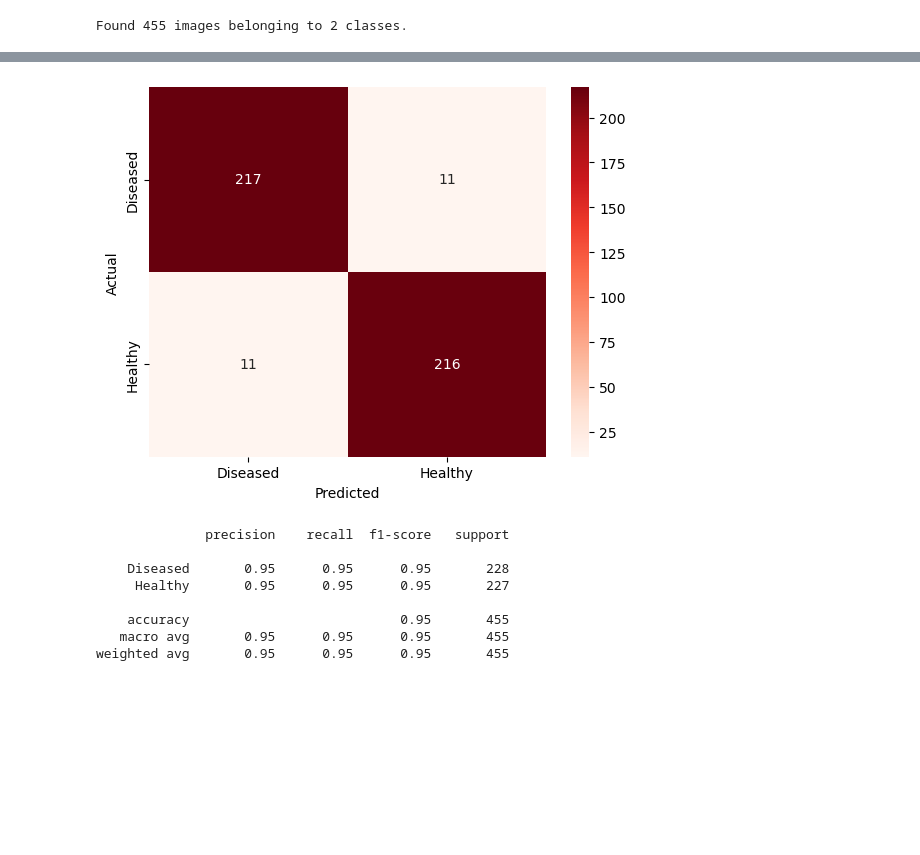
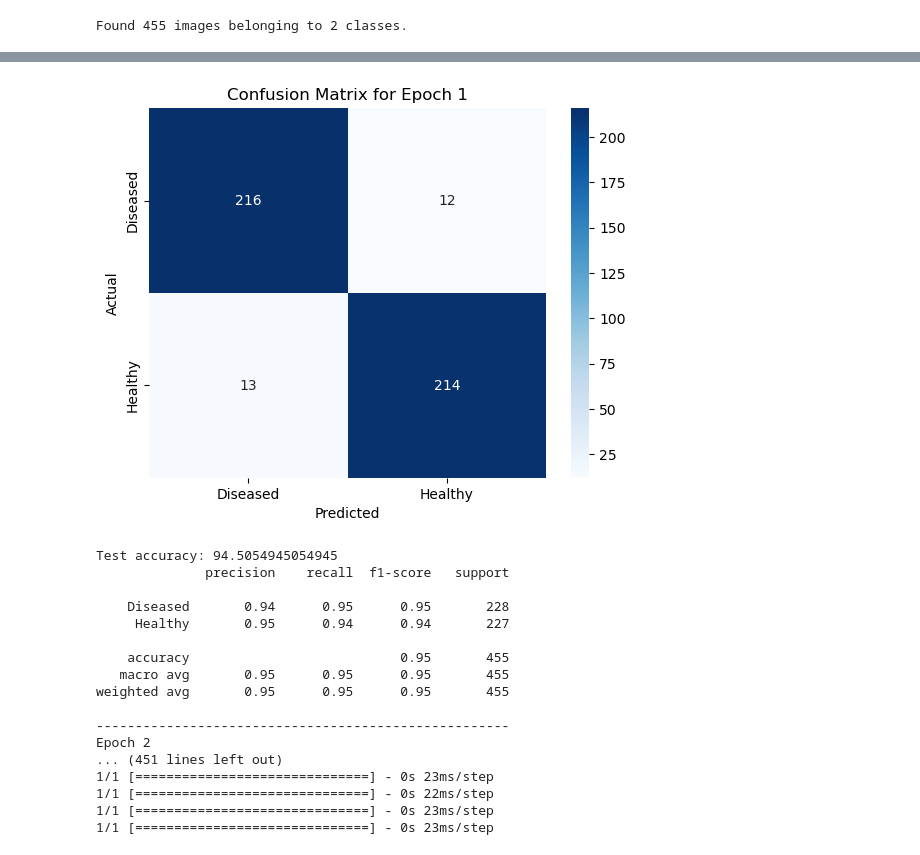
Before and after one commit to ShamsuriIkhwan/plant-health-monitoring, a Jupyter notebook: mobilenetv3-best-version.ipynb, the cells around one changed output, grey strips where cells are left out. Cells and saved outputs as stored; diff of their text form; code cells hidden in the pictures; blank space fills up the shorter version.

Commit message:
Kaggle Notebook | mobilenetv3 best version | Version 2

```diff
--- a/mobilenetv3-best-version.ipynb
+++ b/mobilenetv3-best-version.ipynb
@@ -72,33 +72,49 @@ import pandas as pd
 import seaborn as sn
 import matplotlib.pyplot as plt
 from sklearn.metrics import classification_report
+import tensorflow as tf
+saved_model_filepaths = [
+    '/kaggle/input/mobilenetv3/MobilenetV3/50epoch.08-0.08.h5',
+    '/kaggle/input/mobilenetv3/MobilenetV3/50epoch.12-0.06.h5',
+    '/kaggle/input/mobilenetv3/MobilenetV3/50epoch.21-0.07.h5',
+    '/kaggle/input/mobilenetv3/MobilenetV3/50epoch.30-0.08.h5',
+    '/kaggle/input/mobilenetv3/MobilenetV3/50epoch.42-0.07.h5',
+]
 
-print("for best VGGnet model")
-model = tf.keras.models.load_model('/kaggle/input/mobilenetv3/MobilenetV3/50epoch.42-0.07.h5')
-filenames = test_generator.filenames
-nb_samples = len(test_generator)
+# Iterate over the saved model file paths
+for epoch, model_filepath in enumerate(saved_model_filepaths, start=1):
+    print("Epoch {}".format(epoch))
 
-y_prob = []
-y_act = []
+    # Load the model
+    model = tf.keras.models.load_model(model_filepath)
 
-test_generator.reset()
-for _ in range(nb_samples):
-    X_test, Y_test = test_generator.next()
-    y_prob.append(model.predict(X_test))
-    y_act.append(Y_test)
+    filenames = test_generator.filenames
+    nb_samples = len(test_generator)
 
-predicted_class = [list(train_generator.class_indices.keys())[i.argmax()] for i in y_prob]
-actual_class = [list(train_generator.class_indices.keys())[i.argmax()] for i in y_act]
+    y_prob = []
+    y_act = []
 
-out_df = pd.DataFrame(np.vstack([predicted_class, actual_class]).T, columns=['predicted_class', 'actual_class'])
+    test_generator.reset()
+    for _ in range(nb_samples):
+        X_test, Y_test = test_generator.next()
+        y_prob.append(model.predict(X_test))
+        y_act.append(Y_test)
 
-confusion_matrix = pd.crosstab(out_df['actual_class'], out_df['predicted_class'], rownames=['Actual'], colnames=['Predicted'])
+    predicted_class = [list(train_generator.class_indices.keys())[i.argmax()] for i in y_prob]
+    actual_class = [list(train_generator.class_indices.keys())[i.argmax()] for i in y_act]
 
-sn.heatmap(confusion_matrix, cmap='Reds', annot=True, fmt='d')
-print('test accuracy :{}'.format((np.diagonal(confusion_matrix).sum()/confusion_matrix.sum().sum()*100)))
-# Generate classification report
-plt.show()
-classification_rep = classification_report(out_df['actual_class'], out_df['predicted_class'], target_names=target_names)
+    out_df = pd.DataFrame(np.vstack([predicted_class, actual_class]).T, columns=['predicted_class', 'actual_class'])
 
-print(classification_rep)
+    confusion_matrix = pd.crosstab(out_df['actual_class'], out_df['predicted_class'], rownames=['Actual'], colnames=['Predicted'])
+
+    sn.heatmap(confusion_matrix, cmap='Blues', annot=True, fmt='d')
+    plt.title('Confusion Matrix for Epoch {}'.format(epoch))
+    plt.show()
+
+    print('Test accuracy: {}'.format((np.diagonal(confusion_matrix).sum() / confusion_matrix.sum().sum() * 100)))
+
+    # Generate classification report
+    classification_rep = classification_report(out_df['actual_class'], out_df['predicted_class'], target_names=target_names)
+    print(classification_rep)
+    print("-----------------------------------------------------")
 # %% [output]
@@ -122,9 +138,18 @@ test accuracy :95.16483516483515
-[figure, old version]
+[figure, new version]
+Test accuracy: 94.5054945054945
               precision    recall  f1-score   support
 
-    Diseased       0.95      0.95      0.95       228
-     Healthy       0.95      0.95      0.95       227
+    Diseased       0.94      0.95      0.95       228
+     Healthy       0.95      0.94      0.94       227
 
     accuracy                           0.95       455
    macro avg       0.95      0.95      0.95       455
 weighted avg       0.95      0.95      0.95       455
+
+-----------------------------------------------------
+Epoch 2
+... (451 lines left out)
+1/1 [==============================] - 0s 23ms/step
+1/1 [==============================] - 0s 22ms/step
+1/1 [==============================] - 0s 23ms/step
+1/1 [==============================] - 0s 23ms/step
```
Also changed, not shown: parts of 1 cell of this notebook.
